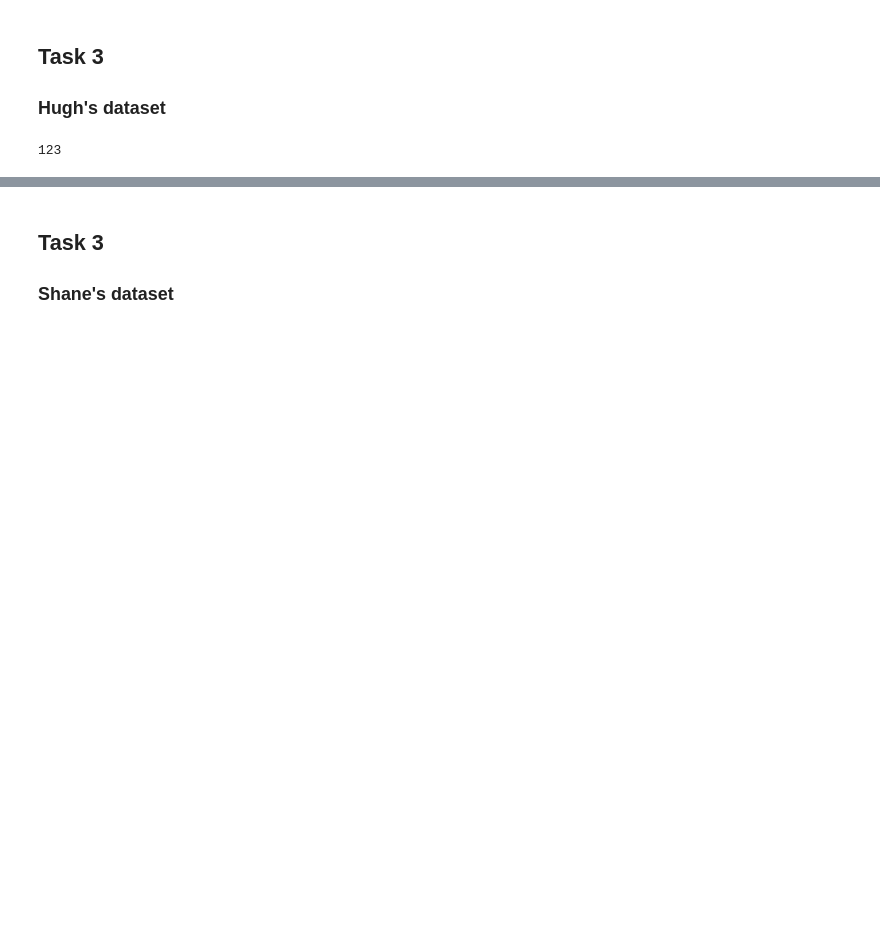
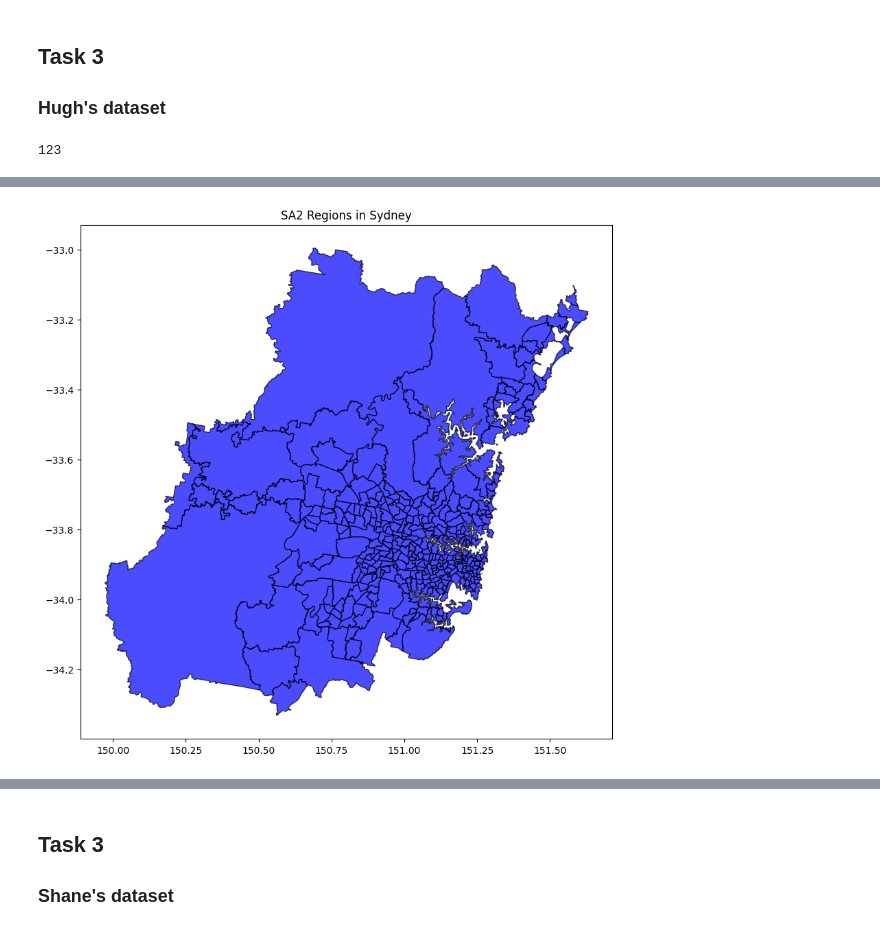
Before and after one commit to horeilly2021/Sydney-Analysis-Python-SQL, a Jupyter notebook: DATA2901_Assignment1.ipynb, the cells around one changed output, grey strips where cells are left out. Drawn from its saved outputs; the diff is of its cells as text; code cells hidden in the pictures; blank space fills up the shorter version.

```diff
--- a/DATA2901_Assignment1.ipynb
+++ b/DATA2901_Assignment1.ipynb
@@ -818,0 +870,17 @@ merged_df
+# %%
+sa2_regions = gpd.read_file('SA2_2021_AUST_SHP_GDA2020/SA2_2021_AUST_GDA2020.shp')
+sa2_regions = lowercase_column_names(sa2_regions)
+sa2_regions = sa2_regions.rename(columns={"sa2_code21": "sa2_code"})
+# sa2_regions
+# %%
+merged_df = pd.merge(sa2_regions, sa2, on="sa2_code", how="inner")
+edited_df = merged_df.loc[:, ['sa2_code', 'sa2_name21', 'geometry', 'geom']]
+# %%
+fig, ax = plt.subplots(figsize=(10, 10))
+edited_df.plot(ax=ax, color='blue', alpha=0.7, edgecolor='black')
+
+# Set title and display the plot
+ax.set_title('SA2 Regions in Sydney')
+plt.show()
+# %% [output]
+[figure, added]
```
Also changed, not shown: parts of 15 cells of this notebook, 5 other files.
